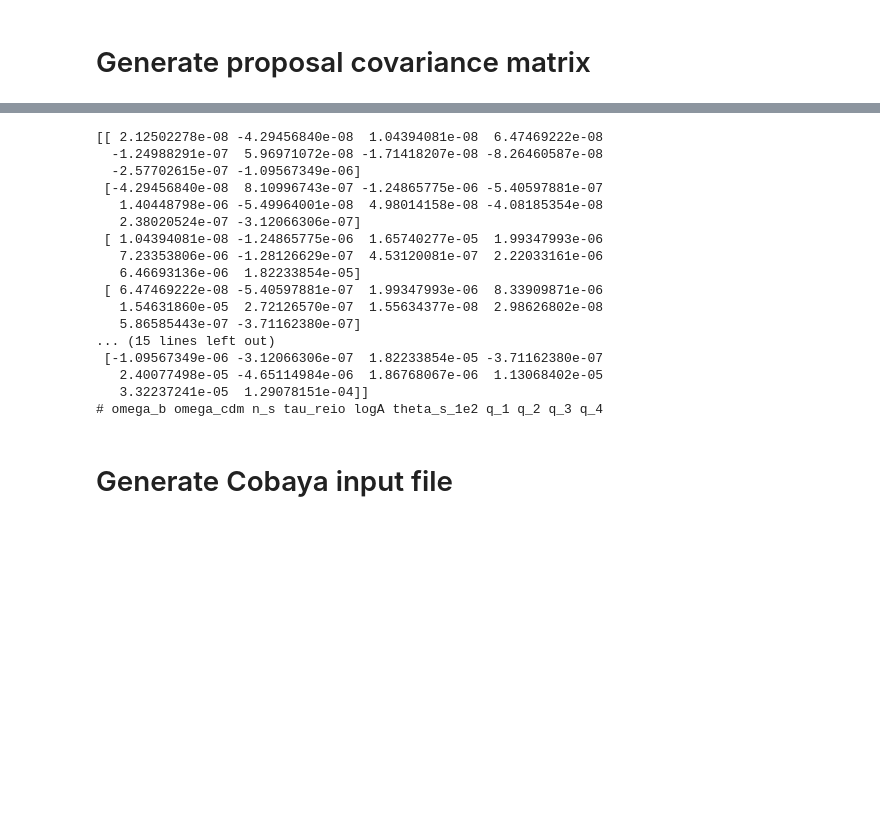
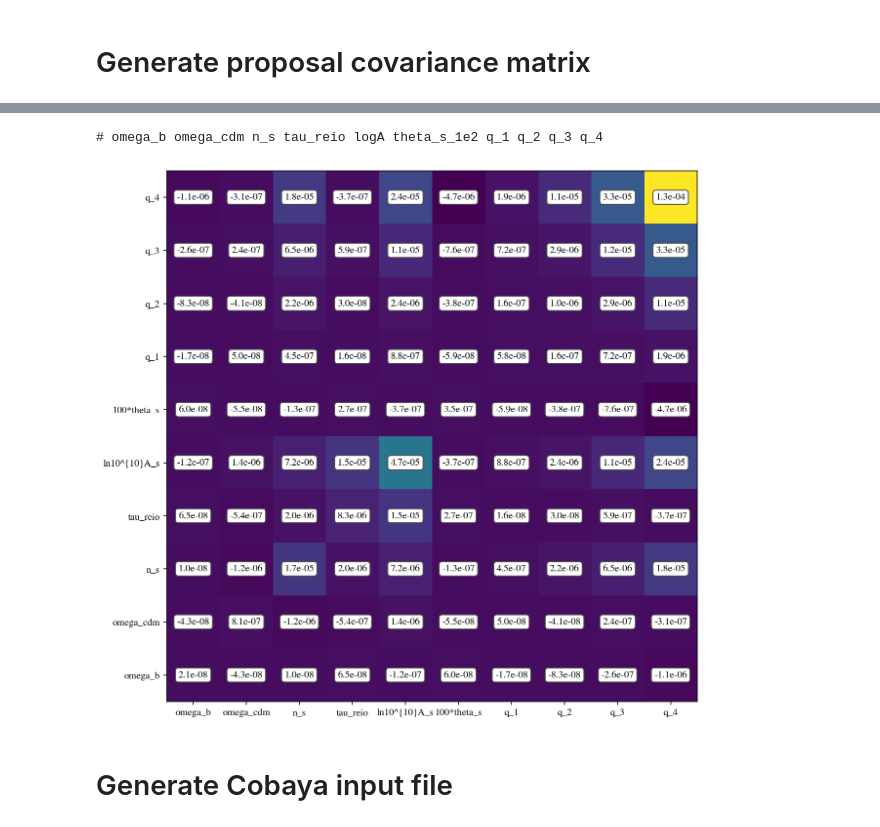
Before and after one commit to gplynch619/recombination, a Jupyter notebook: notebooks/MCMC_setup.ipynb, the cells around one changed output, grey strips where cells are left out. Saved outputs shown, nothing was run; the diff lists cells and outputs as text; code cells hidden in the pictures; blank space fills up the shorter version.

```diff
--- a/notebooks/MCMC_setup.ipynb
+++ b/notebooks/MCMC_setup.ipynb
@@ -22,8 +22,8 @@ standard_params = {
     "n_s": 0.9665,
     "tau_reio": 0.0561,
     "ln10^{10}A_s": ln10e10As,
-    "100*theta_s": 1.04,
-    #"H0": 67.66
+    #"100*theta_s": 1.04,
+    "H0": 67.66
 }
 
 ######################################################
@@ -61,5 +61,6 @@ precision_settings = {"start_sources_at_tau_c_over_tau_h": pr_cover_tau}
 M = Class.Class()
 M.set(common_settings)
 M.set(precision_settings)
+print(Class.__file__)
 # %% [output]
 2.105209331337507e-09
@@ -356,59 +365,59 @@ plt.show()
 # %%
 covmat_filename = "{}.prop.covmat".format(basename)
 proposal_covmat = np.linalg.inv(Fisher.Fisher_full)
+i = 1
 
-print(proposal_covmat)
+fig,ax = plt.subplots(figsize=(vsize,hsize))
+m=ax.imshow(proposal_covmat, origin='lower', cmap=cm.viridis)
+
+for (i, j), z in np.ndenumerate(proposal_covmat):
+    ax.text(j, i, '{:0.1e}'.format(z), ha='center', va='center',
+            bbox=dict(boxstyle='round', facecolor='white', edgecolor='0.3'))
+ax.set_xticks([0,1,2,3,4,5,6,7,8,9])
+ax.set_xticklabels(xtick_list)
+ax.set_yticks([0,1,2,3,4,5,6,7,8,9])
+ax.set_yticklabels(xtick_list)
+
 
 label_dict = {
     "omega_b": "omega_b",
     "omega_cdm": "omega_cdm",
     "ln10^{10}A_s": "logA",
     "tau_reio": "tau_reio",
     "100*theta_s": "theta_s_1e2",
     "n_s": "n_s",
 }
 
 for i in np.arange(1, len(pivots)):
     s = "q_%i" % i
     label_dict.update({s: s})
 
 header_string = "#"
 for p in cols:
     header_string+=" {}".format(label_dict[p])
 
 print(header_string)
 
-with open(covmat_filename, 'w') as outfile:
-    # I'm writing a header here just for the sake of readability
-    # Any line starting with "#" will be ignored by numpy.loadtxt
-    outfile.write(header_string+"\n")
+write_file = False
+if(write_file):
+    with open(covmat_filename, 'w') as outfile:
+        # I'm writing a header here just for the sake of readability
+        # Any line starting with "#" will be ignored by numpy.loadtxt
+        outfile.write(header_string+"\n")
 
-    # Iterating through a ndimensional array produces slices along
-    # the last axis. This is equivalent to data[i,:,:] in this case
-    for row in proposal_covmat:
-        # The formatting string indicates that I'm writing out
-        # the values in left-justified columns 7 characters in width
-        # with 2 decimal places.
-        outfile.write(" ".join("{:.8e}".format(x) for x in row) + "\n")
-        #outfile.write('\n')
+        # Iterating through a ndimensional array produces slices along
+        # the last axis. This is equivalent to data[i,:,:] in this case
+        for row in proposal_covmat:
+            # The formatting string indicates that I'm writing out
+            # the values in left-justified columns 7 characters in width
+            # with 2 decimal places.
+            outfile.write(" ".join("{:.8e}".format(x) for x in row) + "\n")
+            #outfile.write('\n')
+
+plt.show()
 # %% [output]
-[[ 2.12502278e-08 -4.29456840e-08  1.04394081e-08  6.47469222e-08
-  -1.24988291e-07  5.96971072e-08 -1.71418207e-08 -8.26460587e-08
-  -2.57702615e-07 -1.09567349e-06]
- [-4.29456840e-08  8.10996743e-07 -1.24865775e-06 -5.40597881e-07
-   1.40448798e-06 -5.49964001e-08  4.98014158e-08 -4.08185354e-08
-   2.38020524e-07 -3.12066306e-07]
- [ 1.04394081e-08 -1.24865775e-06  1.65740277e-05  1.99347993e-06
-   7.23353806e-06 -1.28126629e-07  4.53120081e-07  2.22033161e-06
-   6.46693136e-06  1.82233854e-05]
- [ 6.47469222e-08 -5.40597881e-07  1.99347993e-06  8.33909871e-06
-   1.54631860e-05  2.72126570e-07  1.55634377e-08  2.98626802e-08
-   5.86585443e-07 -3.71162380e-07]
-... (15 lines left out)
- [-1.09567349e-06 -3.12066306e-07  1.82233854e-05 -3.71162380e-07
-   2.40077498e-05 -4.65114984e-06  1.86768067e-06  1.13068402e-05
-   3.32237241e-05  1.29078151e-04]]
 # omega_b omega_cdm n_s tau_reio logA theta_s_1e2 q_1 q_2 q_3 q_4
+[figure, added]
 # %% [markdown]
 # Generate Cobaya input file
 # %%
```
Also changed, not shown: parts of 10 cells of this notebook, 4 other files.
